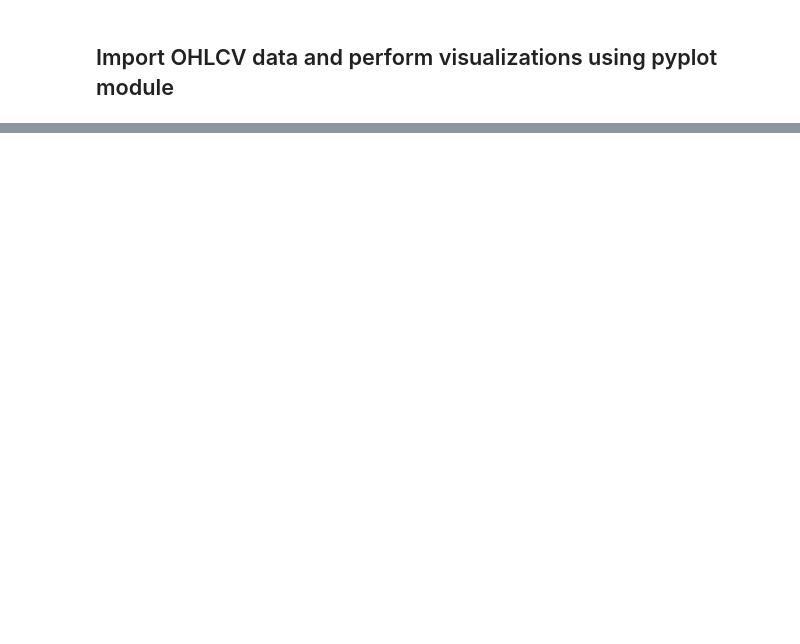
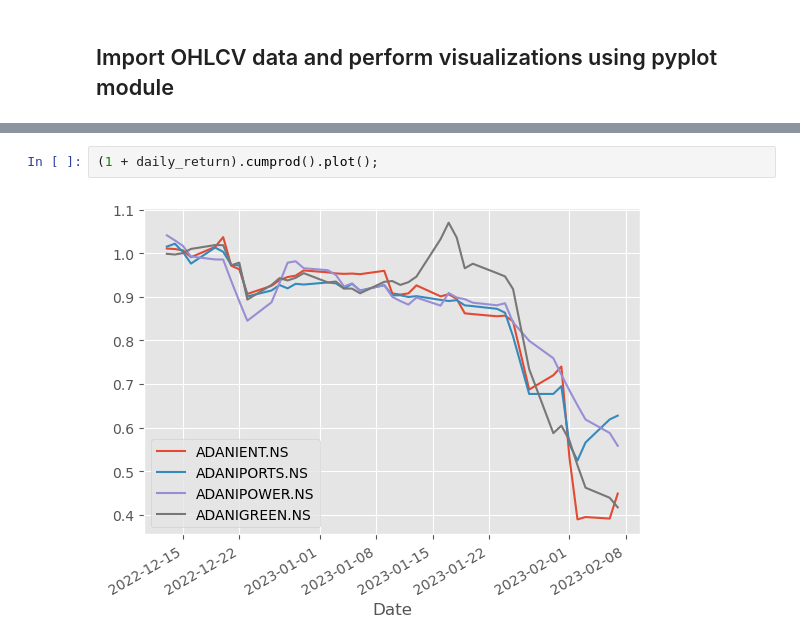
Before and after one commit to pChitral/Algorithmic-Trading-and-Quantitative-Analysis, a Jupyter notebook: data_handling_operations.ipynb, the cells around one changed output, grey strips where cells are left out. Saved outputs shown, nothing was run; the diff lists cells and outputs as text; blank space fills up the shorter version.

```diff
--- a/data_handling_operations.ipynb
+++ b/data_handling_operations.ipynb
@@ -276,0 +284,4 @@ plt.bar(daily_return.columns,daily_return.mean(),color=["red","blue","green","or
+# %%
+(1 + daily_return).cumprod().plot();
+# %% [output]
+[figure, added]
```
Also changed, not shown: parts of 10 cells of this notebook, 1 other file.
